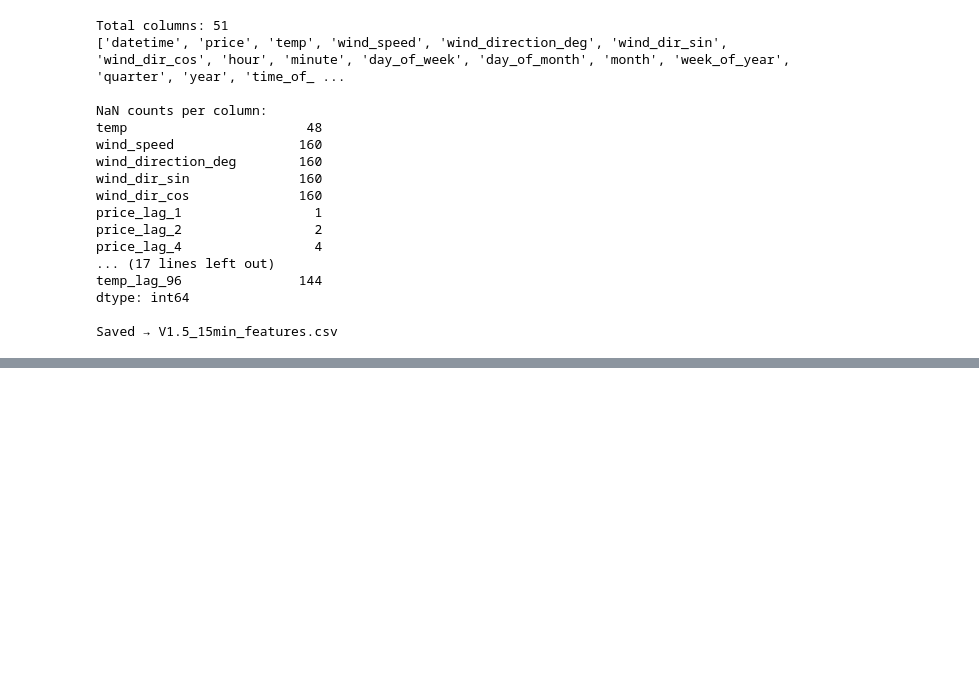
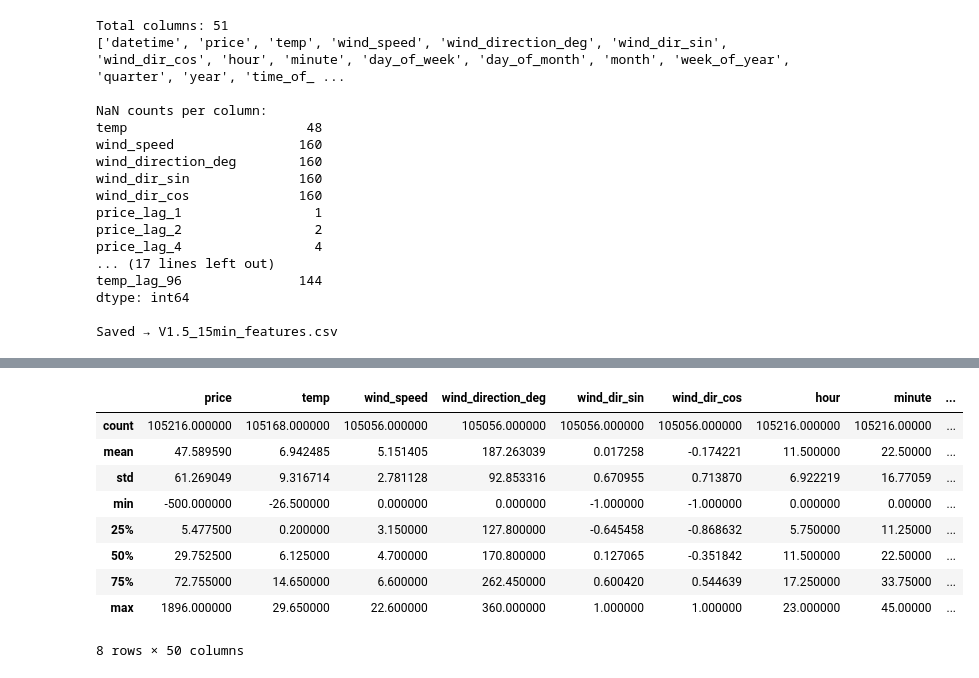
Before and after one commit to ThanSitt/nordpool_electricity_price_prediction, a Jupyter notebook: data/convertData/V1.5_feature_engineering.ipynb, the cells around one changed output, grey strips where cells are left out. Cells and saved outputs as stored; diff of their text form; code cells hidden in the pictures; blank space fills up the shorter version.

```diff
--- a/data/convertData/V1.5_feature_engineering.ipynb
+++ b/data/convertData/V1.5_feature_engineering.ipynb
@@ -240,0 +266,13 @@ Saved → V1.5_15min_features.csv
+# %%
+df.describe()
+# %% [output]
+|  | price | temp | wind_speed | wind_direction_deg | wind_dir_sin | wind_dir_cos | hour | minute | ... |
+| count | 105216.000000 | 105168.000000 | 105056.000000 | 105056.000000 | 105056.000000 | 105056.000000 | 105216.000000 | 105216.00000 | ... |
+| mean | 47.589590 | 6.942485 | 5.151405 | 187.263039 | 0.017258 | -0.174221 | 11.500000 | 22.50000 | ... |
+| std | 61.269049 | 9.316714 | 2.781128 | 92.853316 | 0.670955 | 0.713870 | 6.922219 | 16.77059 | ... |
+| min | -500.000000 | -26.500000 | 0.000000 | 0.000000 | -1.000000 | -1.000000 | 0.000000 | 0.00000 | ... |
+| 25% | 5.477500 | 0.200000 | 3.150000 | 127.800000 | -0.645458 | -0.868632 | 5.750000 | 11.25000 | ... |
+| 50% | 29.752500 | 6.125000 | 4.700000 | 170.800000 | 0.127065 | -0.351842 | 11.500000 | 22.50000 | ... |
+| 75% | 72.755000 | 14.650000 | 6.600000 | 262.450000 | 0.600420 | 0.544639 | 17.250000 | 33.75000 | ... |
+| max | 1896.000000 | 29.650000 | 22.600000 | 360.000000 | 1.000000 | 1.000000 | 23.000000 | 45.00000 | ... |
+8 rows × 50 columns
```
Also changed, not shown: parts of 6 cells of this notebook.
